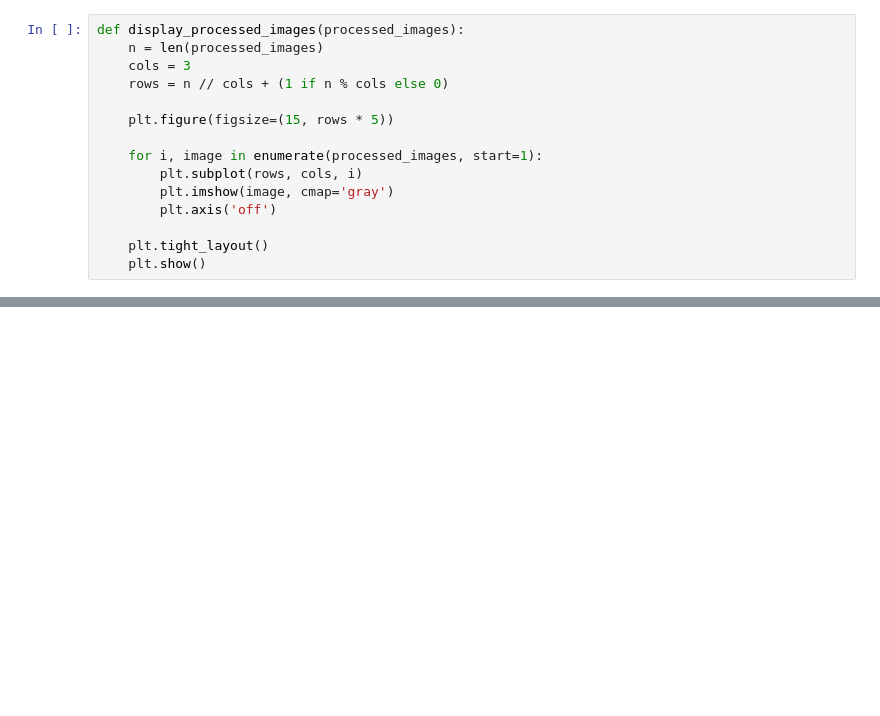
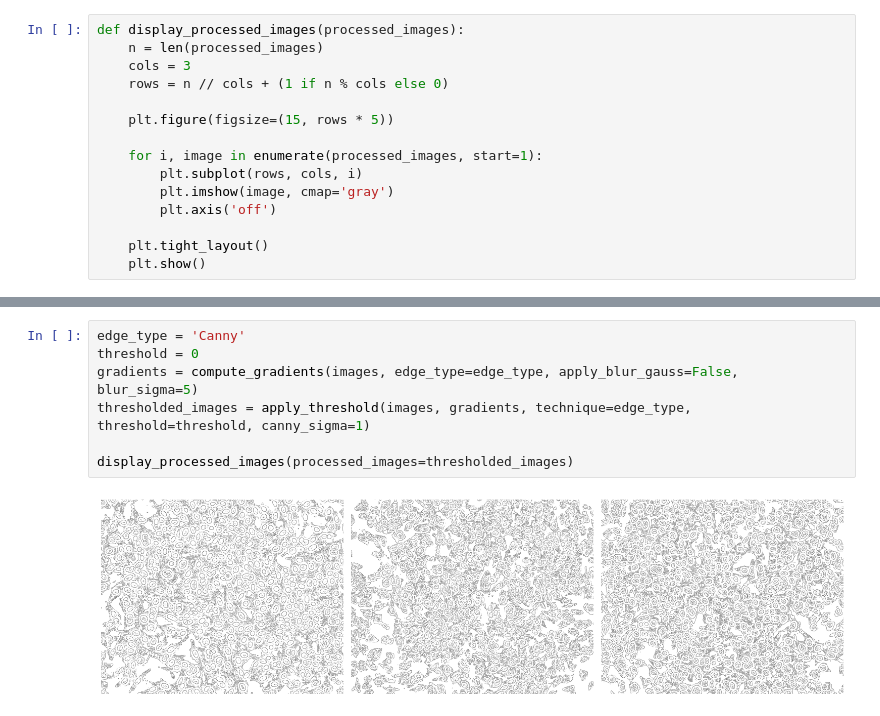
Before and after one commit to RRabayah/CVProj, a Jupyter notebook: task2.ipynb, the cells around one changed output, grey strips where cells are left out. Cells and saved outputs as stored; diff of their text form; blank space fills up the shorter version.

```diff
--- a/task2.ipynb
+++ b/task2.ipynb
@@ -384,0 +141,9 @@ display_processed_images(equalized_images)
+# %%
+edge_type = 'Canny'
+threshold = 0
+gradients = compute_gradients(images, edge_type=edge_type, apply_blur_gauss=False, blur_sigma=5)
+thresholded_images = apply_threshold(images, gradients, technique=edge_type, threshold=threshold, canny_sigma=1)
+
+display_processed_images(processed_images=thresholded_images)
+# %% [output]
+[figure, added]
```
Also changed, not shown: parts of 14 cells of this notebook.
